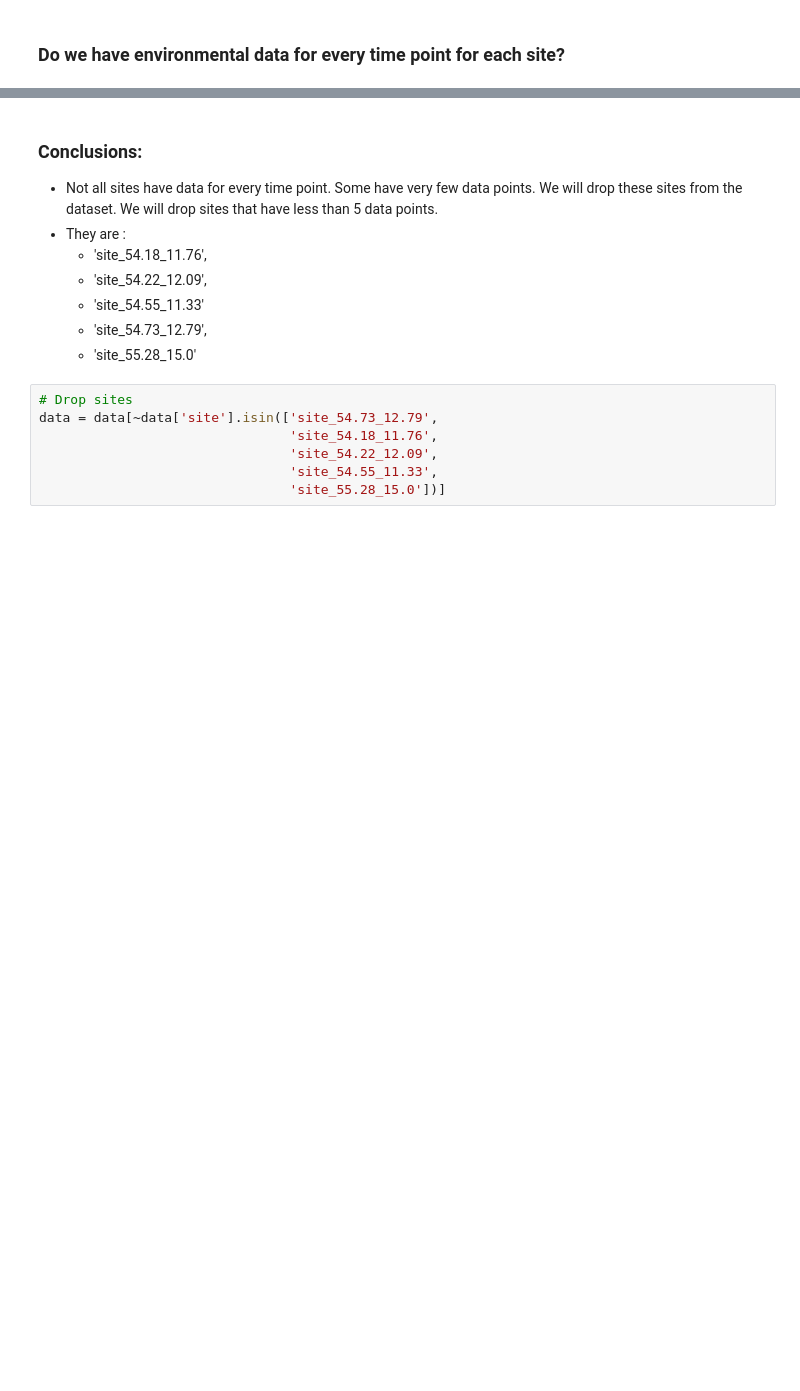
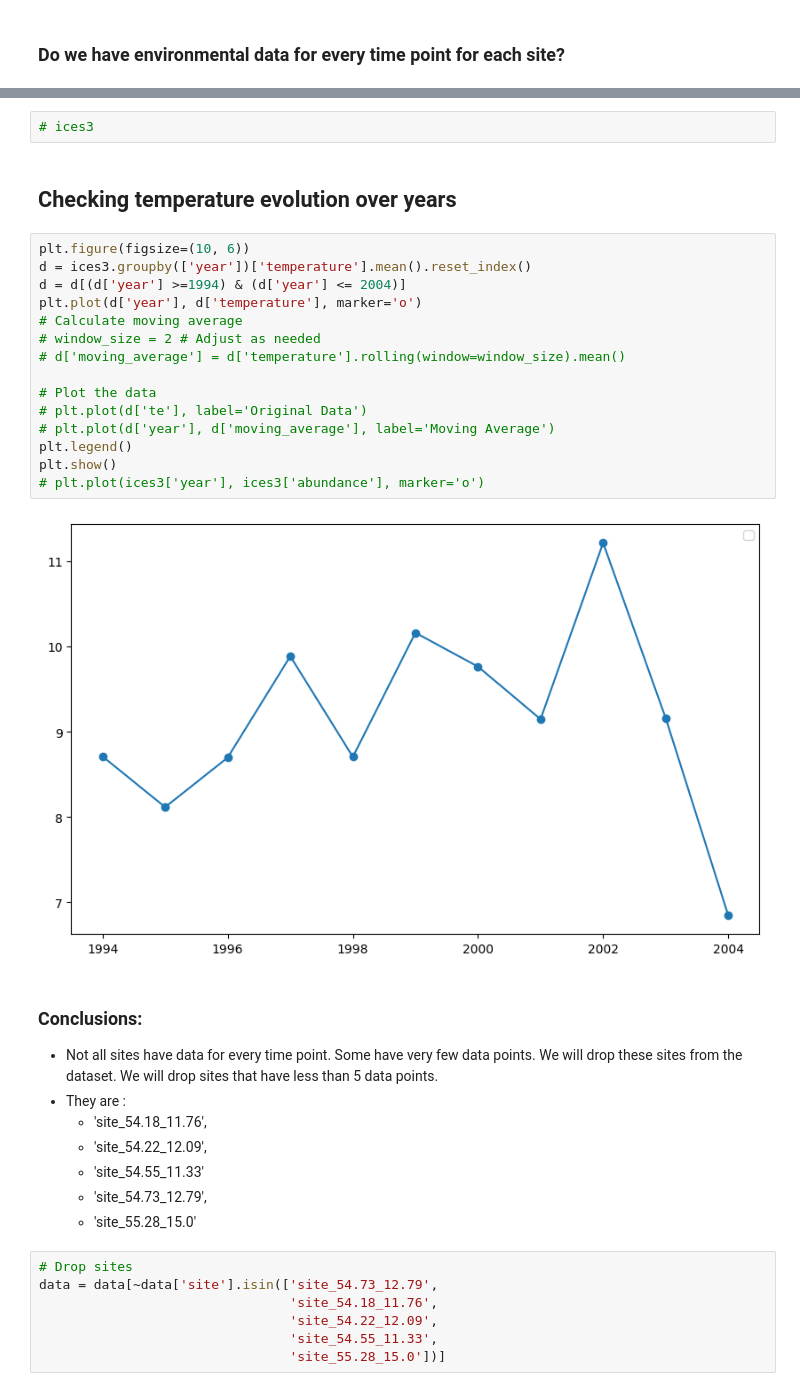
Before and after one commit to TrangNg-Th/QB2025-Project, a Jupyter notebook: 0.dataprep.ipynb, the cells around one changed output, grey strips where cells are left out. Drawn from its saved outputs; the diff is of its cells as text; blank space fills up the shorter version.

```diff
--- a/0.dataprep.ipynb
+++ b/0.dataprep.ipynb
@@ -337,4 +360,25 @@ Number of years with envr information: 10 for site site_55.0_14.08
 --------------------
+# %%
+# ices3
+# %% [markdown]
+## Checking temperature evolution over years
+# %%
+plt.figure(figsize=(10, 6))
+d = ices3.groupby(['year'])['temperature'].mean().reset_index()
+d = d[(d['year'] >=1994) & (d['year'] <= 2004)]
+plt.plot(d['year'], d['temperature'], marker='o')
+# Calculate moving average
+# window_size = 2 # Adjust as needed
+# d['moving_average'] = d['temperature'].rolling(window=window_size).mean()
+
+# Plot the data
+# plt.plot(d['te'], label='Original Data')
+# plt.plot(d['year'], d['moving_average'], label='Moving Average')
+plt.legend()
+plt.show()
+# plt.plot(ices3['year'], ices3['abundance'], marker='o')
+# %% [output]
+[figure, added]
 # %% [markdown]
 ### Conclusions:
 - Not all sites have data for every time point. Some have very few data points. We will drop these sites from the dataset. We will drop sites that have less than 5 data points.
```
Also changed, not shown: parts of 10 cells of this notebook, 1 other file.
